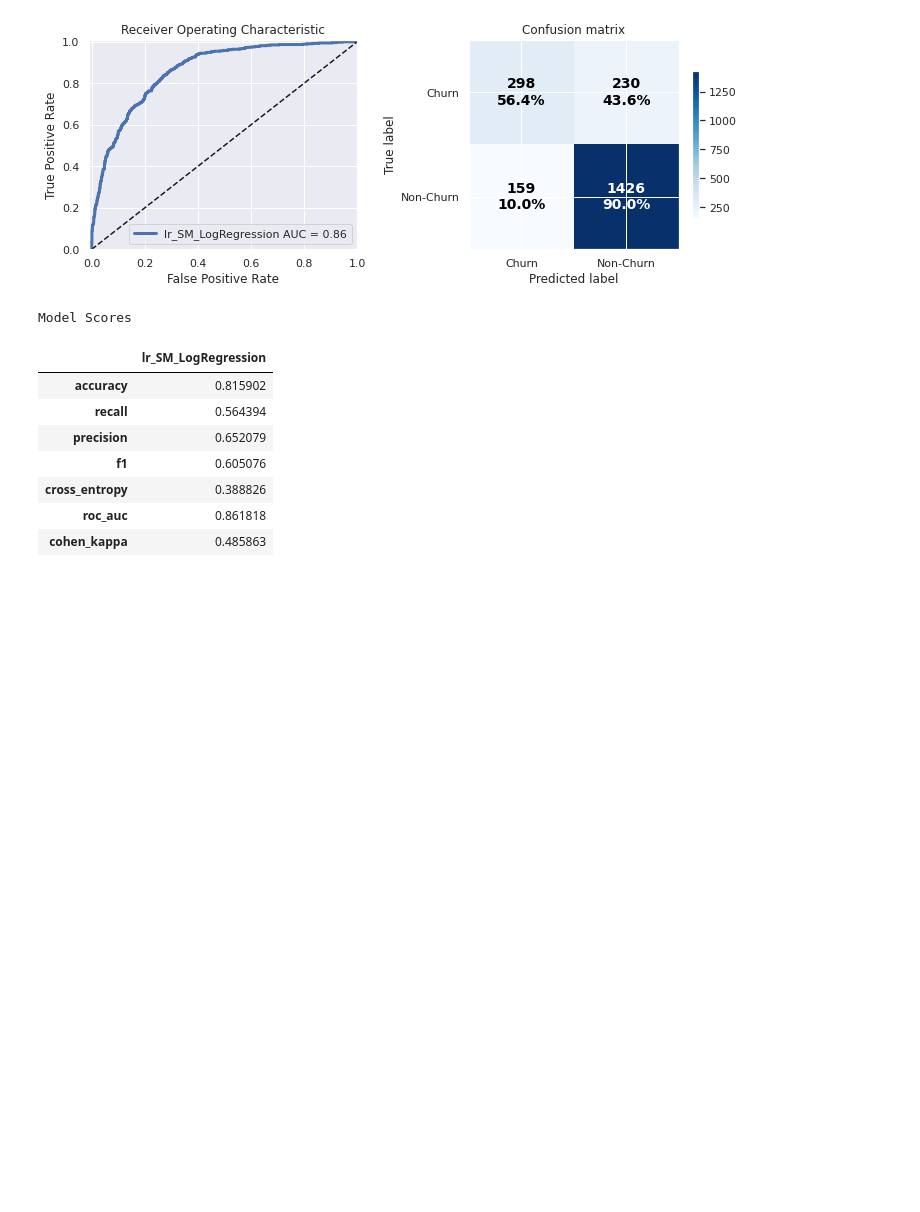
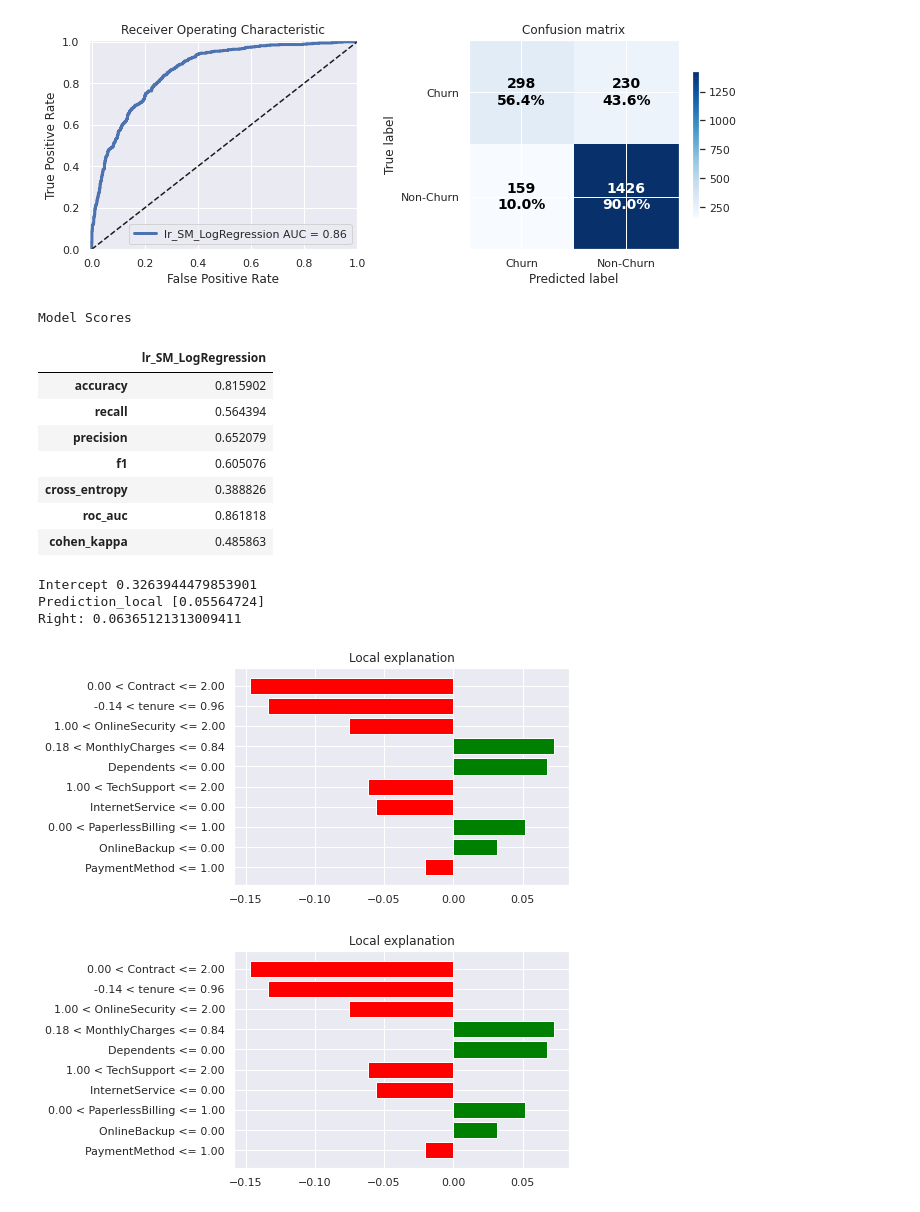
Before and after one commit to mikep67/mkp_code, a Jupyter notebook: Institute of Data Course/telco-customer-churn-project/notebook/customer-churn-LogRegression-VIF.ipynb, the cells around one changed output. Cells and saved outputs as stored; diff of their text form; code cells hidden in the pictures; blank space fills up the shorter version.

Commit message:
Customer Churn Project 01/07/2020

```diff
--- a/Institute of Data Course/telco-customer-churn-project/notebook/customer-churn-LogRegression-VIF.ipynb
+++ b/Institute of Data Course/telco-customer-churn-project/notebook/customer-churn-LogRegression-VIF.ipynb
@@ -297,3 +257,18 @@ Model Scores
 | cross_entropy | 0.388826 |
 | roc_auc | 0.861818 |
 | cohen_kappa | 0.485863 |
+# %%
+categorical_cols =x_test.columns.values
+# %%
+# LIME has one explainer for all models
+explainer = lime.lime_tabular.LimeTabularExplainer(x_test.values,          feature_names=x_test.columns.values.tolist(),                          class_names=['Churn'],                             categorical_features=categorical_cols,verbose=True, mode='regression')
+# %%
+# Plot the explainer
+exp = explainer.explain_instance(x_test.iloc[0], model.predict)
+exp.as_pyplot_figure()
+# %% [output]
+Intercept 0.3263944479853901
+Prediction_local [0.05564724]
+Right: 0.06365121313009411
+[figure, added]
+[figure, added]
```
Also changed, not shown: parts of 3 cells of this notebook, 3 other files.
